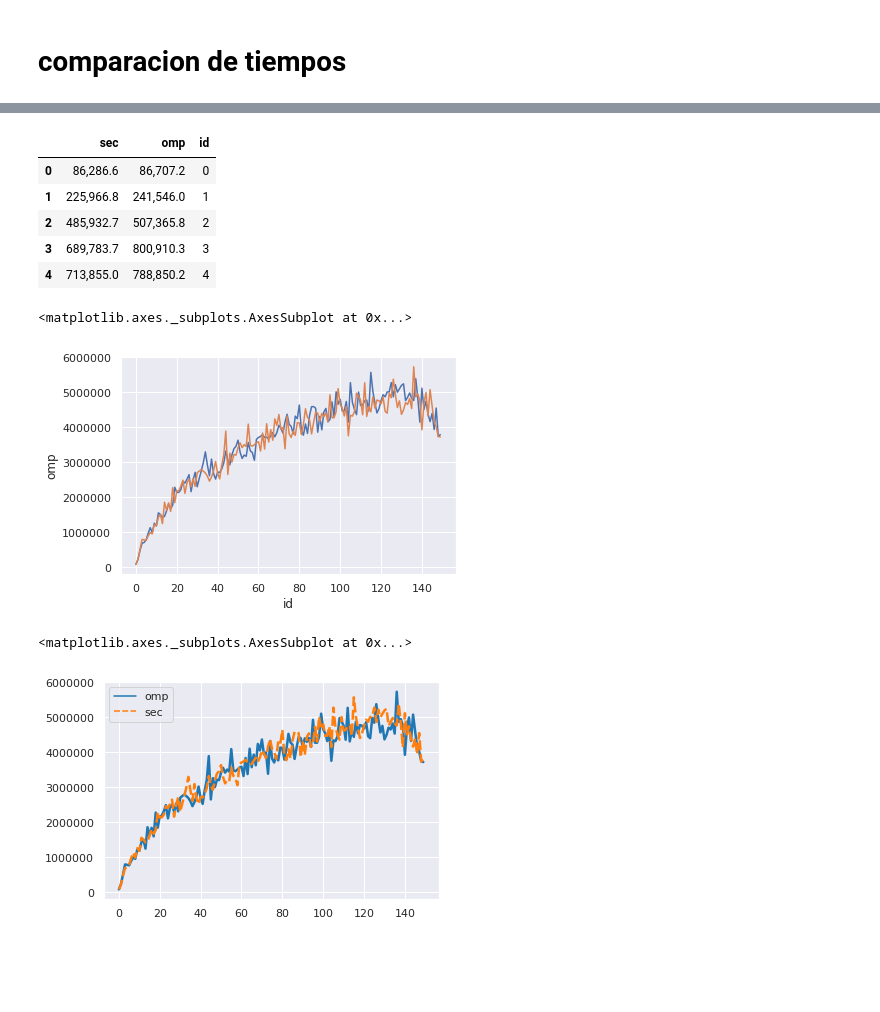
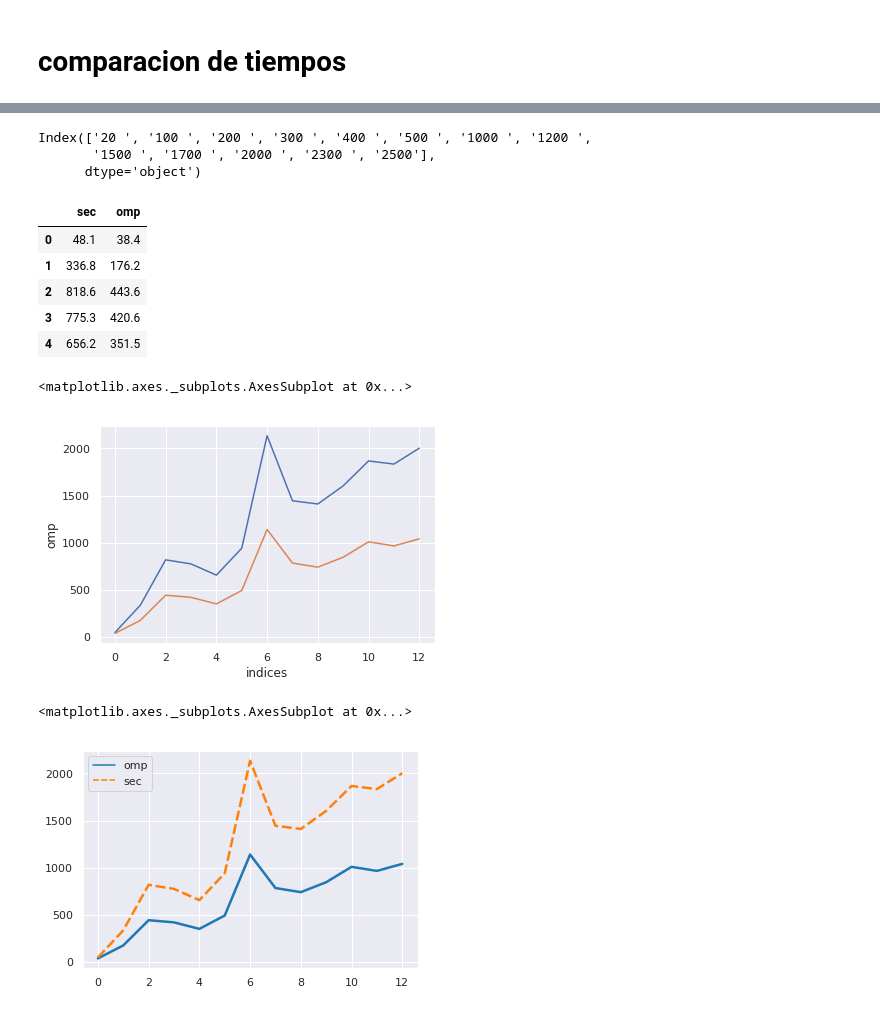
Before and after one commit to Jofemago/K-MEANS, a Jupyter notebook: analysis/TimeComparation.ipynb, the cells around one changed output, grey strips where cells are left out. Drawn from its saved outputs; the diff is of its cells as text; code cells hidden in the pictures; blank space fills up the shorter version.

```diff
--- a/analysis/TimeComparation.ipynb
+++ b/analysis/TimeComparation.ipynb
@@ -16,14 +16,14 @@ pd.options.display.float_format = '{:20,.1f}'.format
 # %%
 ruta = "./../data/"
 # %%
-fileomp = "fileomp.csv"
-filesec = "filesec.csv"
+fileomp = "valoresomp.csv"
+filesec = "valoressec.csv"
 # %%
 omp = pd.read_csv(ruta + fileomp)
 sec = pd.read_csv(ruta + filesec)
 # %%
-omp = omp.drop(['Unnamed: 150'], axis=1)
-sec = sec.drop(['Unnamed: 150'], axis=1)
+omp = omp.drop(['Unnamed: 13'], axis=1)
+sec = sec.drop(['Unnamed: 13'], axis=1)
 # %%
 omp
 # %% [output]
@@ -67,3 +59,9 @@ Index(['0', '1', '2', '3', '4', '5', '6', '7', '8', '9',
+# %%
+omp.columns
+# %% [output]
+Index(['20 ', '100 ', '200 ', '300 ', '400 ', '500 ', '1000 ', '1200 ',
+       '1500 ', '1700 ', '2000 ', '2300 ', '2500'],
+      dtype='object')
 # %%
 columnas = sec.columns
 catidadElementos = len(sec)
@@ -76,30 +74,31 @@ df = pd.DataFrame(data=d)
 # %%
 df.head()
 # %% [output]
-|  | sec | omp | id |
-| 0 | 86,286.6 | 86,707.2 | 0 |
-| 1 | 225,966.8 | 241,546.0 | 1 |
-| 2 | 485,932.7 | 507,365.8 | 2 |
-| 3 | 689,783.7 | 800,910.3 | 3 |
-| 4 | 713,855.0 | 788,850.2 | 4 |
+|  | sec | omp |
+| 0 | 48.1 | 38.4 |
+| 1 | 336.8 | 176.2 |
+| 2 | 818.6 | 443.6 |
+| 3 | 775.3 | 420.6 |
+| 4 | 656.2 | 351.5 |
 # %%
-indices = [i for i in range(150)]
+indices = [i for i in range(3000)]
 x = pd.Series(indices)
 # %%
-df["id"] = x
+df["id"] = sec.columns.tolist()
+df["indices"] = x
 # %%
 sns.set(style="darkgrid")
-sns.lineplot(x="id", y="sec",
+sns.lineplot(x="indices", y="sec",
              #style="event",
              data=df)
-sns.lineplot(x="id", y="omp",
+sns.lineplot(x="indices", y="omp",
              #style="event",
              data=df)
 # %% [output]
 <matplotlib.axes._subplots.AxesSubplot at 0x...>
-[figure, old version]
+[figure, new version]
 # %%
 sns.lineplot(data=df[["omp","sec"]], palette="tab10", linewidth=2.5)
 # %% [output]
 <matplotlib.axes._subplots.AxesSubplot at 0x...>
-[figure, old version]
+[figure, new version]
```
Also changed, not shown: parts of 9 cells of this notebook, 13 other files.
